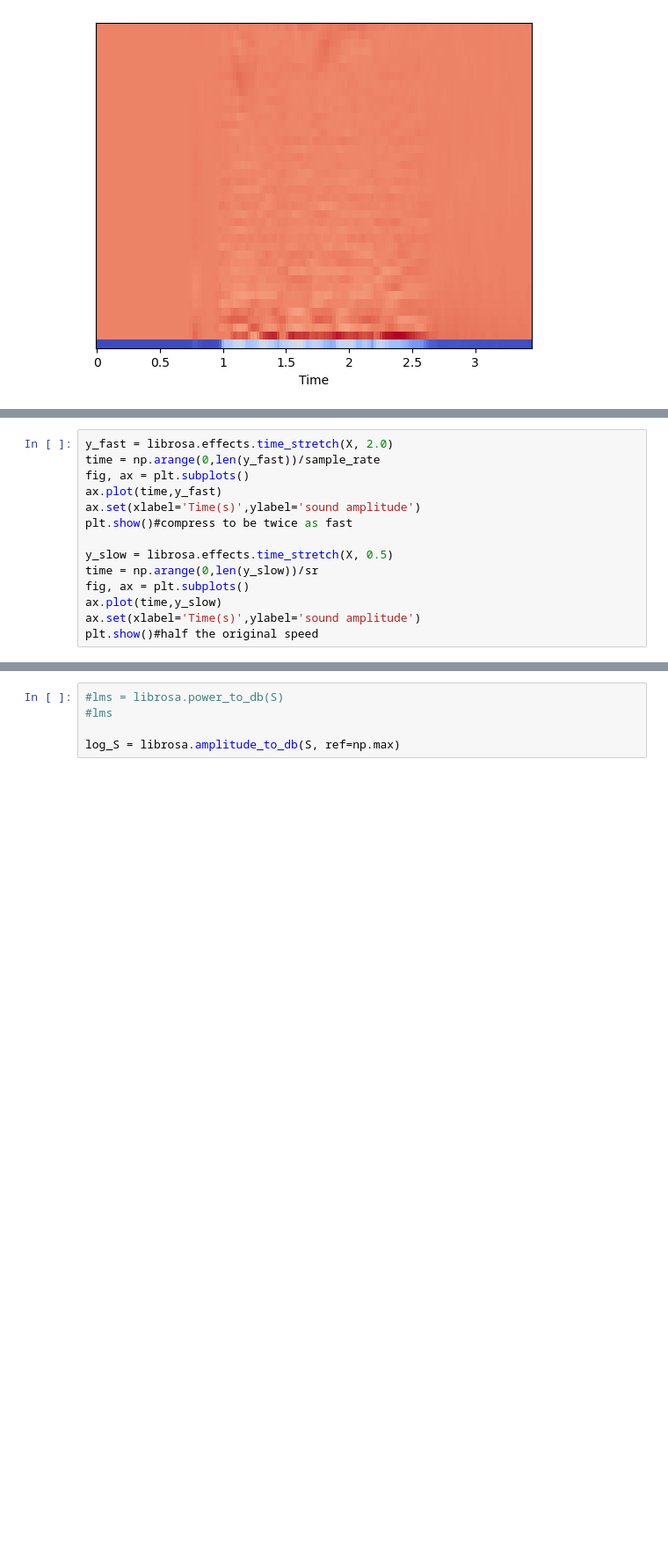
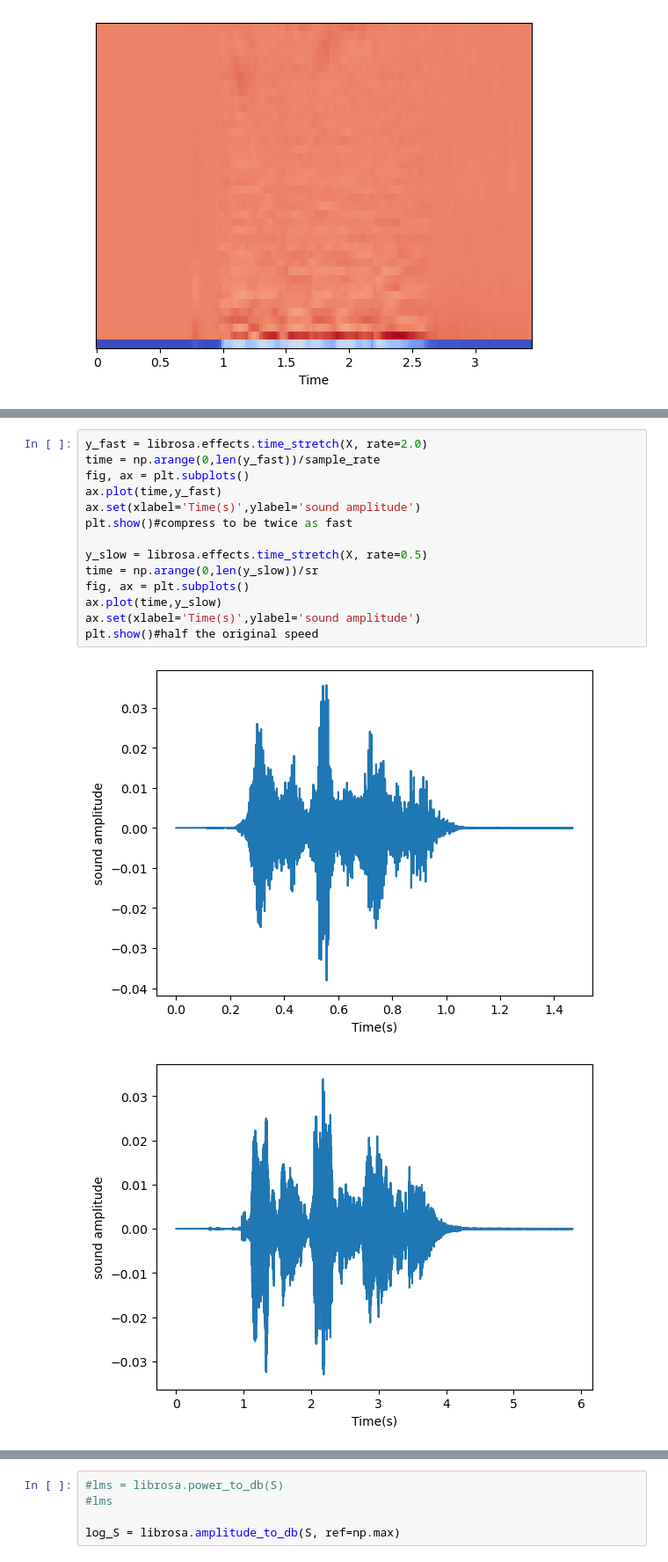
Before and after one commit to AprilHolmes7825/credit_card_fraud_project, a Jupyter notebook: audio_files_visualization.ipynb, the cells around one changed output, grey strips where cells are left out. Shown: that part at 88% size. Drawn from its saved outputs; the diff is of its cells as text; blank space fills up the shorter version.

```diff
--- a/audio_files_visualization.ipynb
+++ b/audio_files_visualization.ipynb
@@ -192,17 +194,20 @@ plt.show()
 # %%
-y_fast = librosa.effects.time_stretch(X, 2.0)
+y_fast = librosa.effects.time_stretch(X, rate=2.0)
 time = np.arange(0,len(y_fast))/sample_rate
 fig, ax = plt.subplots()
 ax.plot(time,y_fast)
 ax.set(xlabel='Time(s)',ylabel='sound amplitude')
 plt.show()#compress to be twice as fast
 
-y_slow = librosa.effects.time_stretch(X, 0.5)
+y_slow = librosa.effects.time_stretch(X, rate=0.5)
 time = np.arange(0,len(y_slow))/sr
 fig, ax = plt.subplots()
 ax.plot(time,y_slow)
 ax.set(xlabel='Time(s)',ylabel='sound amplitude')
 plt.show()#half the original speed
+# %% [output]
+[figure, added]
+[figure, added]
 # %%
 S = np.abs(librosa.stft(X))
 S
```
Also changed, not shown: parts of 14 cells of this notebook, 15 other files.
